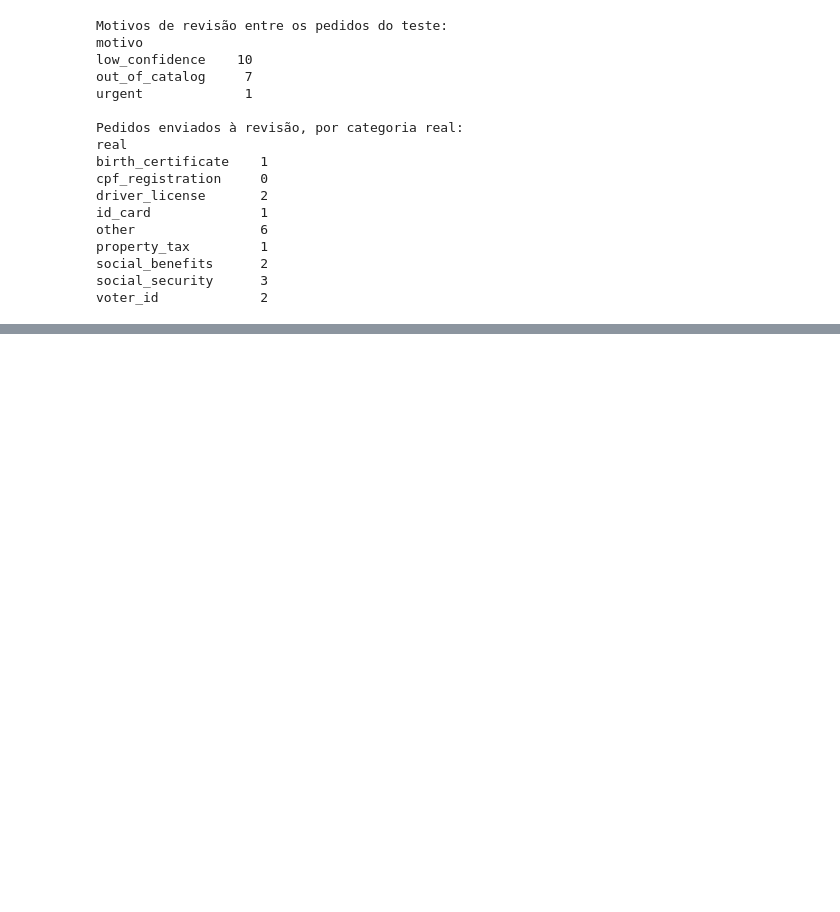
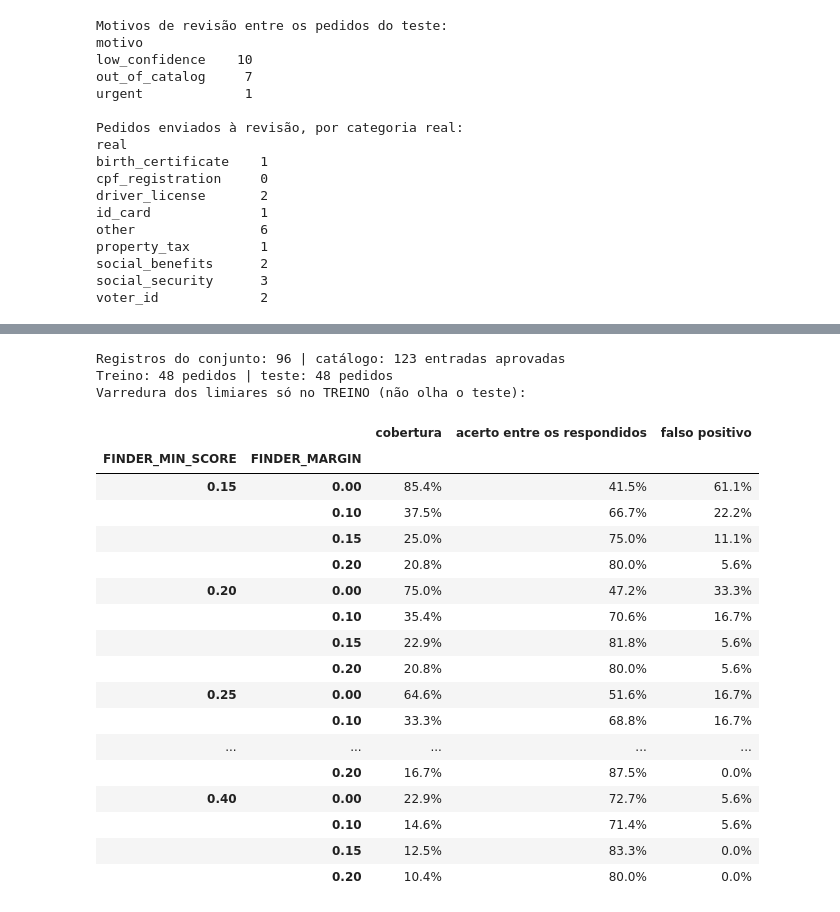
Before and after one commit to entregas-faculdade/GS-RPA-2S, a Jupyter notebook: notebooks/evidence.ipynb, the cells around one changed output, grey strips where cells are left out. Drawn from its saved outputs; the diff is of its cells as text; code cells hidden in the pictures; blank space fills up the shorter version.

```diff
--- a/notebooks/evidence.ipynb
+++ b/notebooks/evidence.ipynb
@@ -134,0 +449,9 @@ Segunda execução, totais: {'answered': 0, 'queued_for_review': 0, 'rejected':
+# %%
+memory = with_llm[with_llm["grupo"].str.startswith("memória")]
+for number, row in memory.iterrows():
+    print(f"[{row['grupo']}] status={row['status']} | tier={row['tier']} | used_llm={row['used_llm']}")
+    print("  pergunta:", row["pergunta (anonimizada)"])
+    print("  resposta:", row["resposta"])
+    print()
+same_answer = memory.iloc[1]["resposta"] == memory.iloc[2]["resposta"]
+print("A resposta da 2ª mensagem na conversa é igual à da mesma pergunta sozinha:", same_answer)
@@ -249,12 +645,11 @@ voter_id             40
 # %%
 by_class = per_class_metrics(y_true, y_pred, labels)
-table = pd.DataFrame(
+pd.DataFrame(
     [
         {"classe": label, "precisão": m.precision, "recall": m.recall, "F1": m.f1, "pedidos (suporte)": m.support}
         for label, m in by_class.items()
     ]
-).set_index("classe")
-table.round(2)
+).set_index("classe").round(2)
 # %% [output]
 |  | precisão | recall | F1 | pedidos (suporte) |
 | classe |  |  |  |  |
@@ -736,0 +860,61 @@ Pasta temporária removida.
+# %%
+from triage.evaluation.finder_metrics import NO_SOURCE, score_finder
+from triage.evaluation.finder_metrics import threshold_table as finder_threshold_table
+
+finder_rows = pd.read_csv("data/labeled/finder_requests.csv", encoding="utf-8")
+finder_train = finder_rows[finder_rows["split"] == "train"].reset_index(drop=True)
+finder_test = finder_rows[finder_rows["split"] == "test"].reset_index(drop=True)
+assert not set(finder_train["id"]) & set(finder_test["id"]), "vazamento: pedido de teste no treino"
+approved = approved_only(load_catalog())
+assert set(finder_rows["expected_id"]) - {NO_SOURCE} <= {entry.id for entry in approved}, "fonte esperada não aprovada"
+
+# `best` devolve a melhor entrada sem aplicar limiar; assim a tabela varre os limiares sem refazer a busca.
+open_settings = dataclasses.replace(BASE, finder_min_score=0.0, finder_margin=0.0)
+open_finder = ServiceFinder(approved, open_settings)
+print(f"Registros do conjunto: {len(finder_rows)} | catálogo: {len(approved)} entradas aprovadas")
+print(f"Treino: {len(finder_train)} pedidos | teste: {len(finder_test)} pedidos")
+
+
+def sweep_table(rows, min_scores, margins):
+    matches = [open_finder.best(text) for text in rows["text"]]
+    table = pd.DataFrame(
+        [
+            {
+                "FINDER_MIN_SCORE": row.min_score,
+                "FINDER_MARGIN": row.margin,
+                "cobertura": f"{row.scores.coverage:.1%}",
+                "acerto entre os respondidos": f"{row.scores.answered_accuracy:.1%}"
+                if row.scores.answered_accuracy is not None
+                else "-",
+                "falso positivo": f"{row.scores.false_positive_rate:.1%}",
+            }
+            for row in finder_threshold_table(rows["expected_id"].tolist(), matches, min_scores, margins)
+        ]
+    )
+    return table.set_index(["FINDER_MIN_SCORE", "FINDER_MARGIN"])
+
+
+print("Varredura dos limiares só no TREINO (não olha o teste):")
+sweep_table(finder_train, [0.15, 0.20, 0.25, 0.30, 0.35, 0.40], [0.0, 0.10, 0.15, 0.20])
+# %% [output]
+Registros do conjunto: 96 | catálogo: 123 entradas aprovadas
+Treino: 48 pedidos | teste: 48 pedidos
+Varredura dos limiares só no TREINO (não olha o teste):
+|  |  | cobertura | acerto entre os respondidos | falso positivo |
+| FINDER_MIN_SCORE | FINDER_MARGIN |  |  |  |
+| 0.15 | 0.00 | 85.4% | 41.5% | 61.1% |
+|  | 0.10 | 37.5% | 66.7% | 22.2% |
+|  | 0.15 | 25.0% | 75.0% | 11.1% |
+|  | 0.20 | 20.8% | 80.0% | 5.6% |
+| 0.20 | 0.00 | 75.0% | 47.2% | 33.3% |
+|  | 0.10 | 35.4% | 70.6% | 16.7% |
+|  | 0.15 | 22.9% | 81.8% | 5.6% |
+|  | 0.20 | 20.8% | 80.0% | 5.6% |
+| 0.25 | 0.00 | 64.6% | 51.6% | 16.7% |
+|  | 0.10 | 33.3% | 68.8% | 16.7% |
+| ... | ... | ... | ... | ... |
+|  | 0.20 | 16.7% | 87.5% | 0.0% |
+| 0.40 | 0.00 | 22.9% | 72.7% | 5.6% |
+|  | 0.10 | 14.6% | 71.4% | 5.6% |
+|  | 0.15 | 12.5% | 83.3% | 0.0% |
+|  | 0.20 | 10.4% | 80.0% | 0.0% |
```
Also changed, not shown: parts of 84 cells of this notebook, 5 other files.
